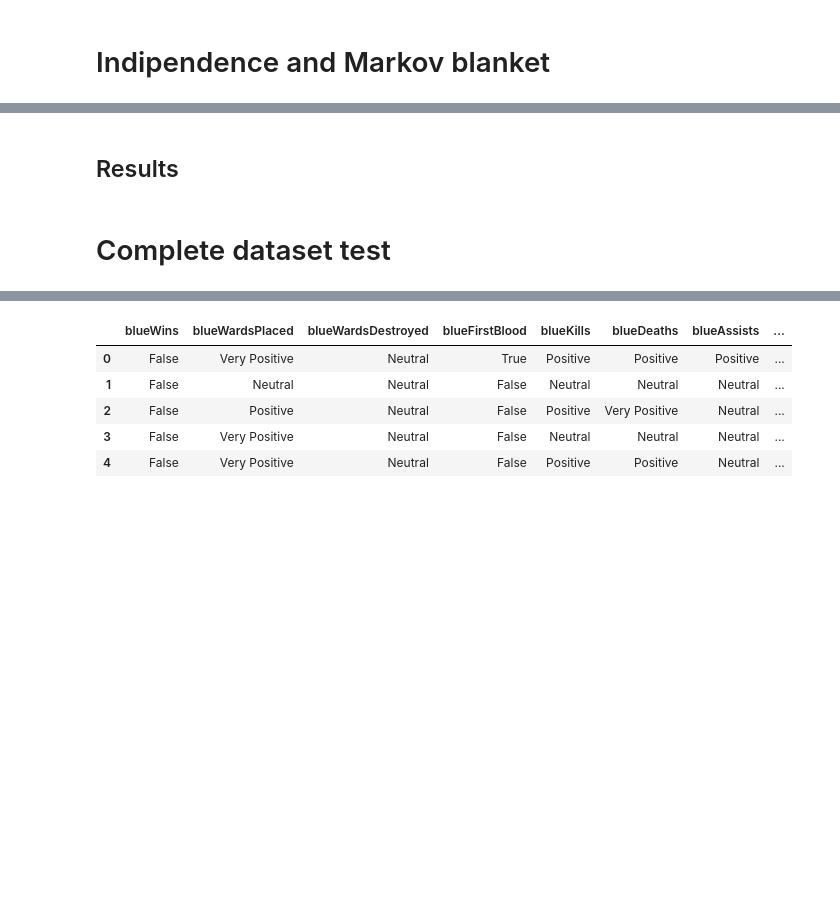
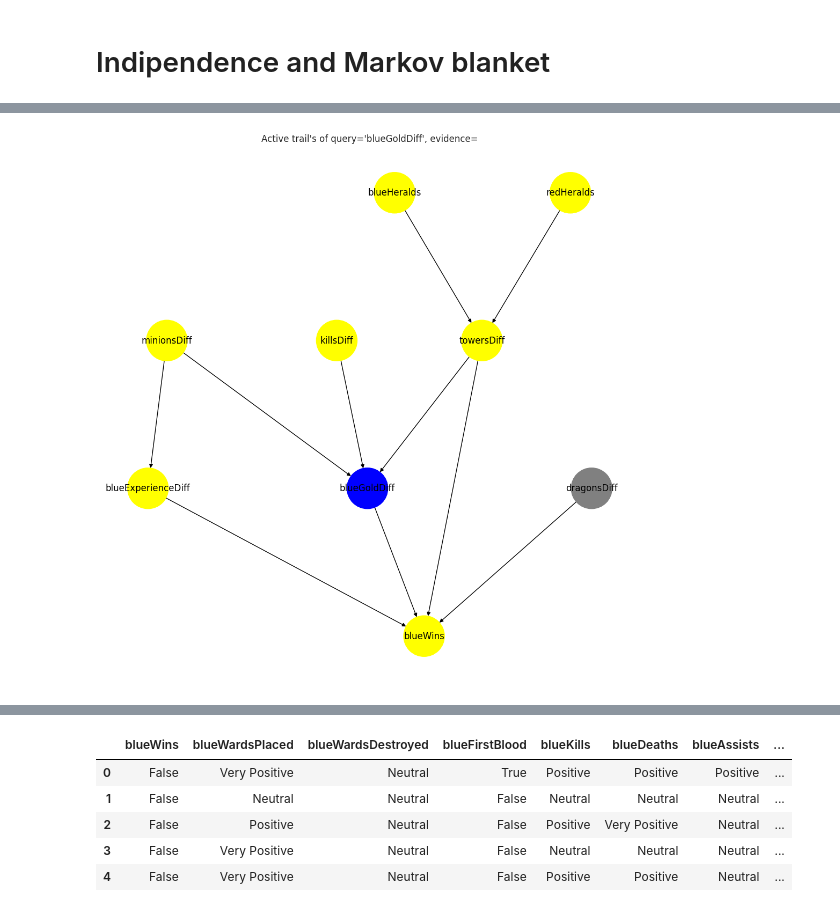
Before and after one commit to elements72/FAIKR-M3, a Jupyter notebook: lol.ipynb, the cells around one changed output, grey strips where cells are left out. Drawn from its saved outputs; the diff is of its cells as text; code cells hidden in the pictures; blank space fills up the shorter version.

Commit message:
Added deleted docs and model comparisons

```diff
--- a/lol.ipynb
+++ b/lol.ipynb
@@ -362,37 +456,35 @@ markov_blanket_of('blueGoldDiff', hillclimb_model)
 # %%
-def draw_graph(model, color="green", title=""):
+def draw_graph(model, color="green", title="", figsize=(10, 10)):
     pos = graphviz_layout(model, prog="dot")
-    plt.figure(figsize=(10, 5))
+    plt.figure(figsize=figsize)
     nx.draw(model, with_labels=True, pos=pos, node_size=3000, node_color=color)
     plt.savefig('model.png')
     plt.title(title)
     plt.show()
 
 
 def draw_markov_blanket_of(node, model):
     blanket = model.get_markov_blanket(node)
     color = ["yellow" if n in blanket else "blue" if n == node else "gray" for n in model.nodes]
 
     draw_graph(model, color, f"Markov's blanket of {node}")
 
 def draw_active_trail_of(query, evidence, model):
     active = model.active_trail_nodes(query, observed=evidence).get(query)
     active.remove(query)
     color = ["yellow" if n in active else "blue" if n == query else "red" if n in evidence else "gray" for n in model.nodes]
 
     draw_graph(model, color, f"Active trail's of {query=}, evidence={', '.join(evidence)}")
 
 def draw_indipendencies(node, model):
     draw_active_trail_of(node, [], model)
 
 
 #draw_markov_blanket_of("blueGoldDiff", manual_model)
 #draw_markov_blanket_of("blueHeralds", manual_model)
 #draw_active_trail_of("blueGoldDiff", ["blueWins", "towersDiff"], manual_model)
 draw_indipendencies("blueGoldDiff", manual_model)
 
 #active_trails_of
+# %% [output]
+[figure, added]
-# %% [markdown]
-## Results
-# %% [markdown]
-# Complete dataset test
```
Also changed, not shown: parts of 16 cells of this notebook, 1 other file.
